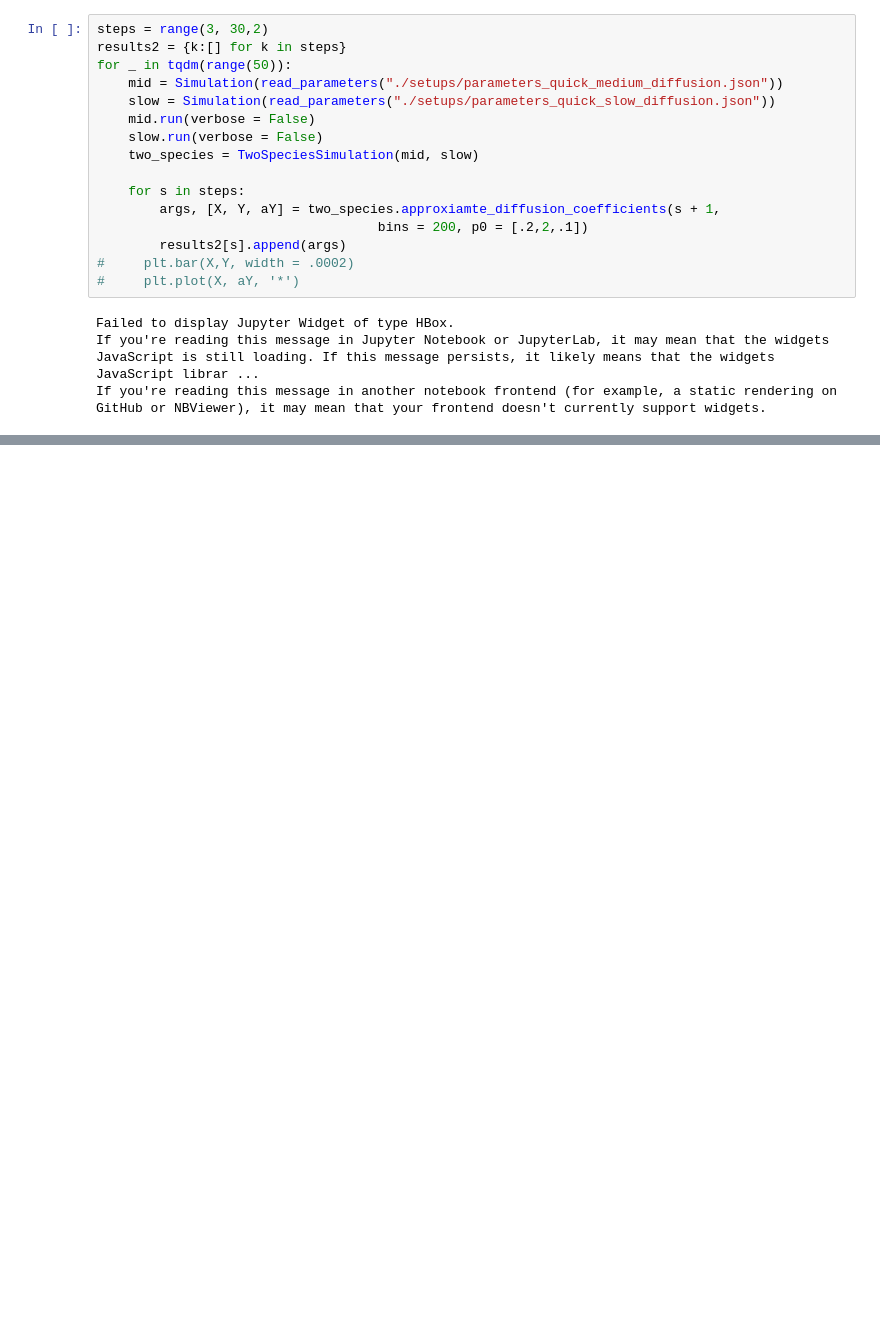
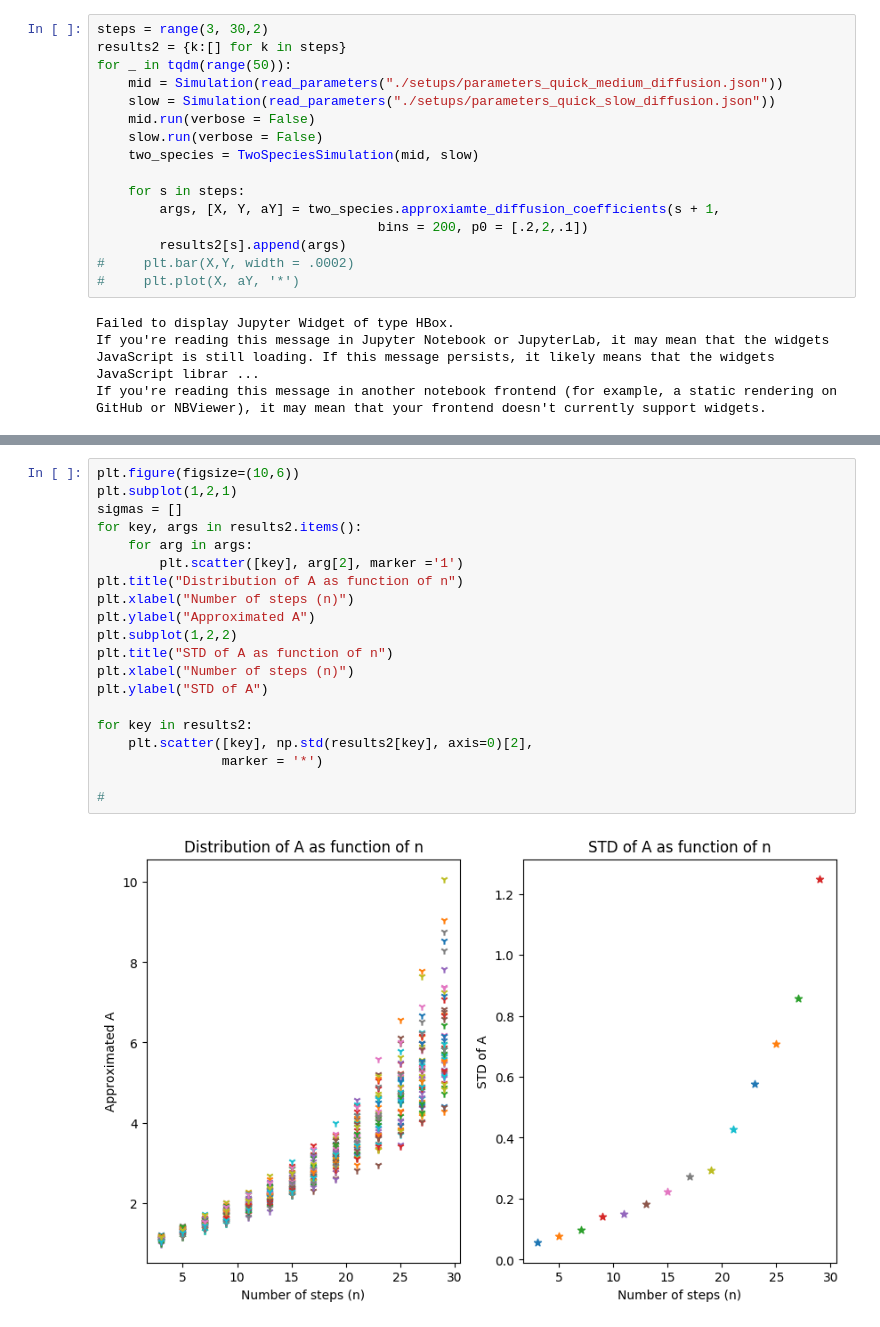
Before and after one commit to tomirendo/DiffusionSimulation, a Jupyter notebook: Particles Simulation.ipynb, the cells around one changed output, grey strips where cells are left out. Drawn from its saved outputs; the diff is of its cells as text; blank space fills up the shorter version.

```diff
--- a/Particles Simulation.ipynb
+++ b/Particles Simulation.ipynb
@@ -62,0 +73,22 @@ plt.plot(X,aY)
+# %%
+plt.figure(figsize=(10,6))
+plt.subplot(1,2,1)
+sigmas = []
+for key, args in results2.items():
+    for arg in args:
+        plt.scatter([key], arg[2], marker ='1')
+plt.title("Distribution of A as function of n")
+plt.xlabel("Number of steps (n)")
+plt.ylabel("Approximated A")
+plt.subplot(1,2,2)
+plt.title("STD of A as function of n")
+plt.xlabel("Number of steps (n)")
+plt.ylabel("STD of A")
+
+for key in results2:
+    plt.scatter([key], np.std(results2[key], axis=0)[2],
+                marker = '*')
+
+#
+# %% [output]
+[figure, added]
```
Also changed, not shown: parts of 19 cells of this notebook, 10 other files.
